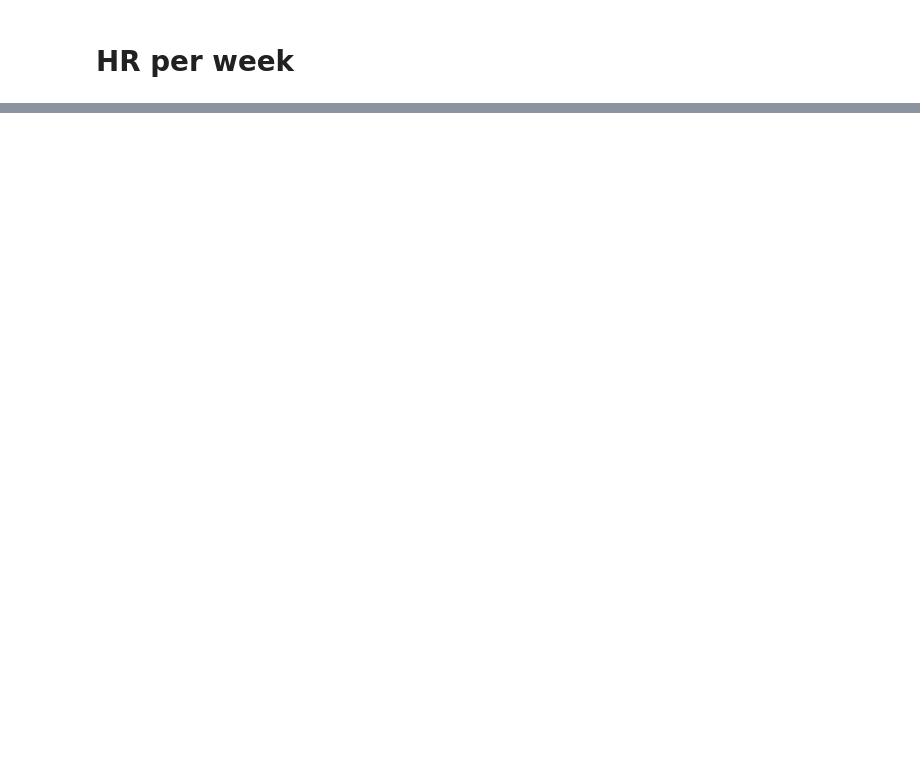
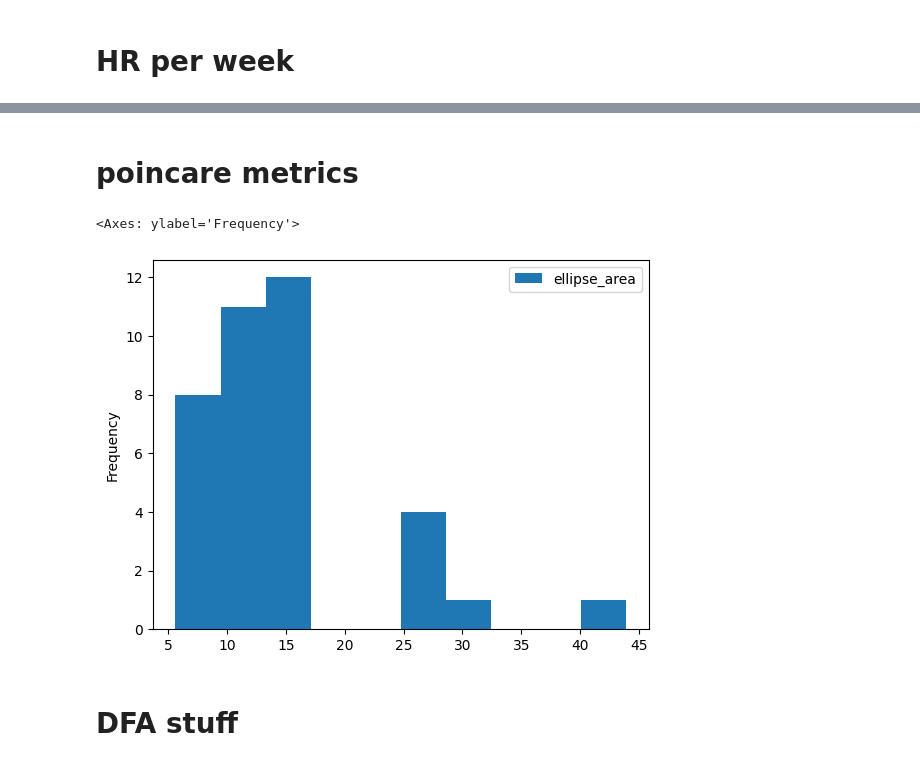
Before and after one commit to damianfrench/internship, a Jupyter notebook: Testing_metric_Calculations.ipynb, the cells around one changed output, grey strips where cells are left out. Drawn from its saved outputs; the diff is of its cells as text; code cells hidden in the pictures; blank space fills up the shorter version.

Commit message:
minor changes and more metrics stuff

```diff
--- a/Testing_metric_Calculations.ipynb
+++ b/Testing_metric_Calculations.ipynb
@@ -164,6 +170,20 @@ Intel MKL ERROR: Parameter 4 was incorrect on entry to DGELSD.
+# %% [markdown]
+# poincare metrics
 # %%
-import nolds
-from patient_analysis3 import patient_output
-
-ECG_RR,ECG_R_times,ECG_R_peaks=patient_output('05',patient=True)
-nolds.dfa()
+import sqlite3
+import pandas as pd
+import matplotlib.pyplot as plt
+import numpy as np
+from scipy.optimize import curve_fit
+db_name='patient_metrics.db'
+con=sqlite3.connect(db_name)
+cur=con.cursor()
+poincare_data=cur.execute("SELECT Patient_ID,sd1,sd2,sd_ratio,ellipse_area FROM Patients").fetchall()
+c=[description[0] for description in cur.description]
+df=pd.DataFrame(poincare_data,columns=c)
+df.plot(kind='hist',x=c[0],y=c[-1])
+# %% [output]
+<Axes: ylabel='Frequency'>
+[figure, added]
+# %% [markdown]
+# DFA stuff
```
Also changed, not shown: parts of 5 cells of this notebook, 1 other file.
